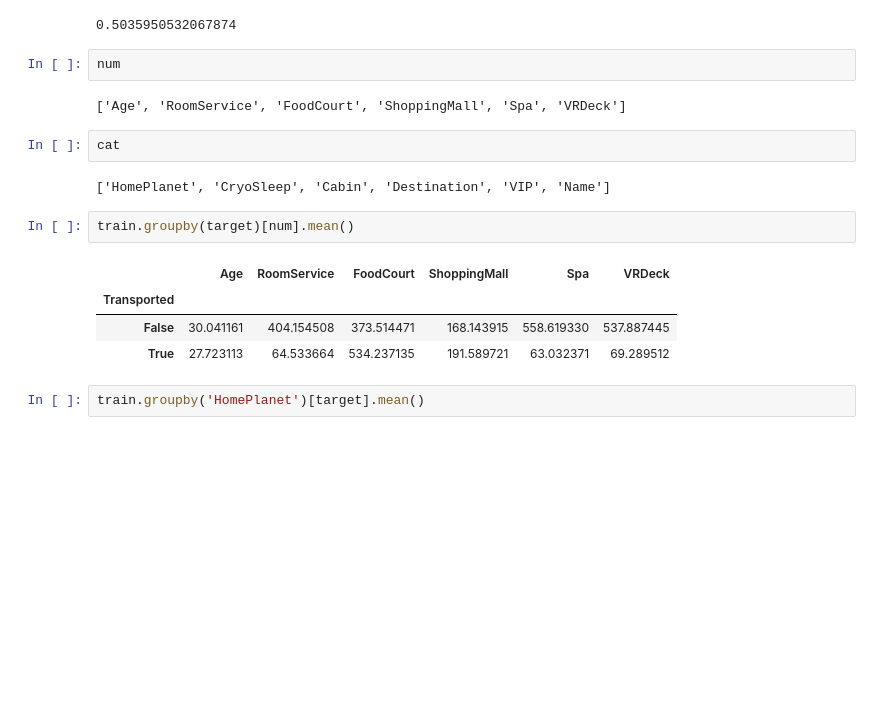
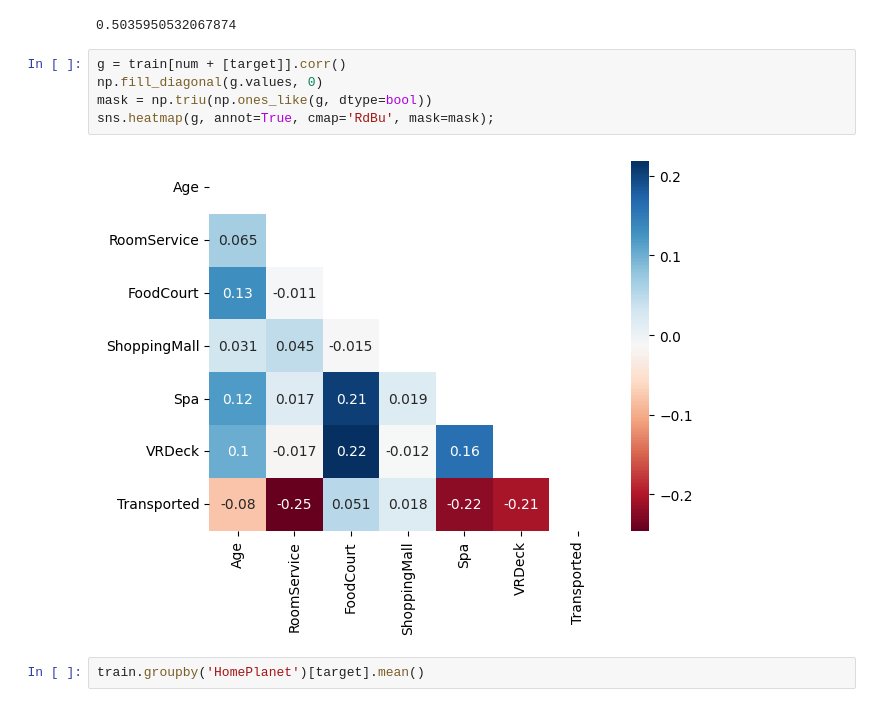
Before and after one commit to cmd-master/spaceship-titanic, a Jupyter notebook: spaceship-titanic.ipynb, the cells around one changed output. Cells and saved outputs as stored; diff of their text form; blank space fills up the shorter version.

```diff
--- a/spaceship-titanic.ipynb
+++ b/spaceship-titanic.ipynb
@@ -54,21 +32,13 @@ train, test = train_test_split(df, test_size=.2, random_state=0)
 train[target].mean()
 # %% [output]
 0.5035950532067874
-# %%
-num
-# %% [output]
-['Age', 'RoomService', 'FoodCourt', 'ShoppingMall', 'Spa', 'VRDeck']
-# %%
-cat
-# %% [output]
-['HomePlanet', 'CryoSleep', 'Cabin', 'Destination', 'VIP', 'Name']
-# %%
-train.groupby(target)[num].mean()
-# %% [output]
-|  | Age | RoomService | FoodCourt | ShoppingMall | Spa | VRDeck |
-| Transported |  |  |  |  |  |  |
-| False | 30.041161 | 404.154508 | 373.514471 | 168.143915 | 558.619330 | 537.887445 |
-| True | 27.723113 | 64.533664 | 534.237135 | 191.589721 | 63.032371 | 69.289512 |
+# %%
+g = train[num + [target]].corr()
+np.fill_diagonal(g.values, 0)
+mask = np.triu(np.ones_like(g, dtype=bool))
+sns.heatmap(g, annot=True, cmap='RdBu', mask=mask);
+# %% [output]
+[figure, added]
 # %%
 train.groupby('HomePlanet')[target].mean()
 # %% [output]
```
Also changed, not shown: parts of 20 cells of this notebook.
